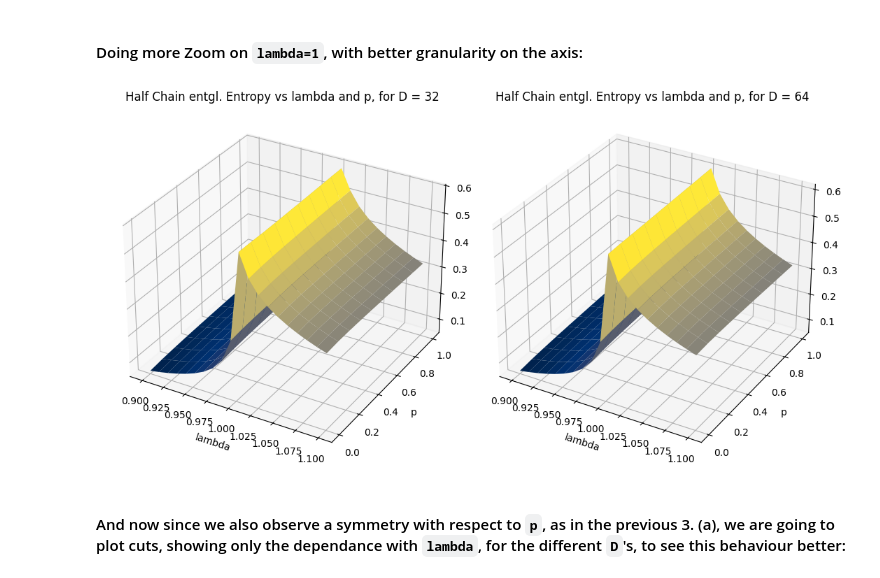
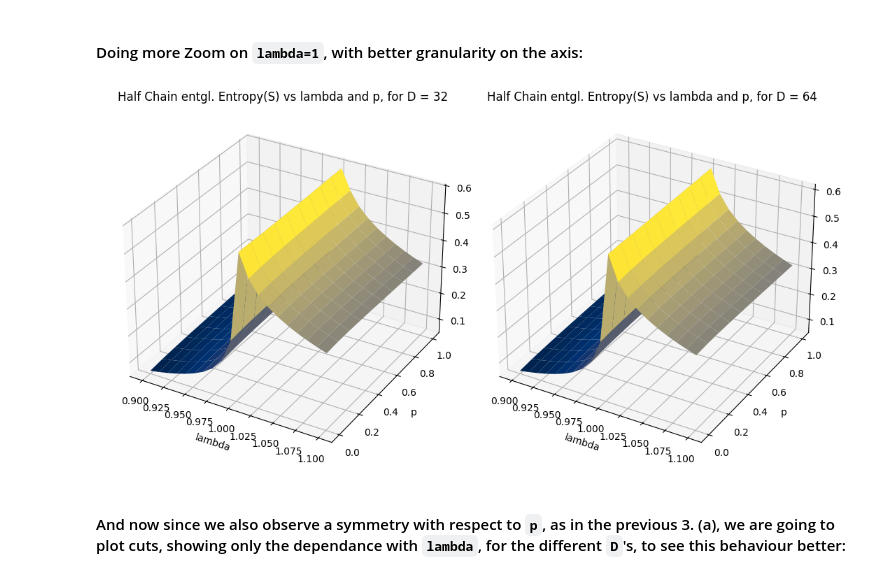
Before and after one commit to GuillermoAbadLopez/QMaster, a Jupyter notebook: 2nd Year/TNet/assigment/AssigmentGuillermoAbadLopez.ipynb, the cells around one changed output. Saved outputs shown, nothing was run; the diff lists cells and outputs as text; code cells hidden in the pictures.

```diff
--- a/2nd Year/TNet/assigment/AssigmentGuillermoAbadLopez.ipynb
+++ b/2nd Year/TNet/assigment/AssigmentGuillermoAbadLopez.ipynb
@@ -623,13 +247,13 @@ ExtendedIsingModelSweeper.plot_sweep_vs_p_and_lambda(
 # %%
 # Plot results with these sweep intervals:
 Ds = [32, 64]
 p_values = np.linspace(0, 1, 10)
 lmbd_values = np.linspace(0.9, 1.1, 20)
 ExtendedIsingModelSweeper.plot_sweep_vs_p_and_lambda(
-    results_S4, "Half Chain entgl. Entropy", "S", Ds, p_values, lmbd_values, "cividis"
+    results_S4, "Half Chain entgl. Entropy(S)", "S", Ds, p_values, lmbd_values, "cividis"
 )
 # %% [output]
-[figure, old version]
+[figure, new version]
 # %% [markdown]
 #### And now since we also observe a symmetry with respect to `p`, as in the previous 3. (a), we are going to plot cuts, showing only the dependance with `lambda`, for the different `D`'s, to see this behaviour better:
 # %%
```
Also changed, not shown: parts of 32 cells of this notebook, 2 other files.
